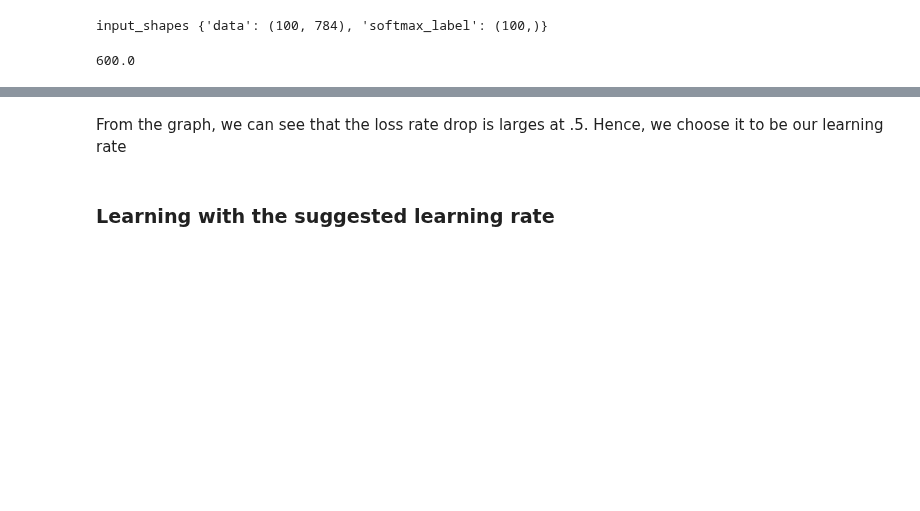
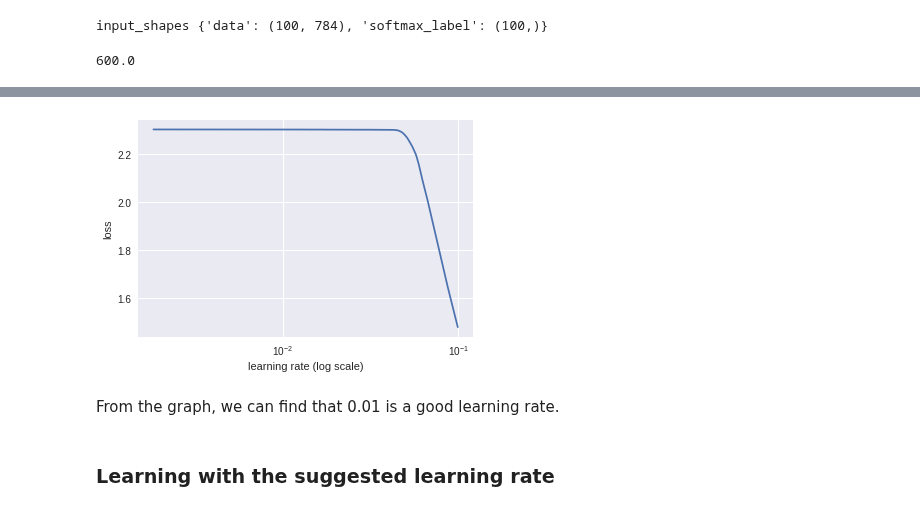
Before and after one commit to MariamQusai/DLToolboxImg, a Jupyter notebook: FindLR.ipynb, the cells around one changed output, grey strips where cells are left out. Cells and saved outputs as stored; diff of their text form; code cells hidden in the pictures; blank space fills up the shorter version.

```diff
--- a/FindLR.ipynb
+++ b/FindLR.ipynb
@@ -270,5 +286,9 @@ plt.plot(sched.lrs, sched.losses)
+# %%
+sched.plot()
+# %% [output]
+[figure, added]
 # %% [markdown]
-From the graph, we can see that the loss rate drop is larges at .5. Hence, we choose it to be our learning rate
+From the graph, we can find that 0.01 is a good learning rate.
 # %% [markdown]
 ### Learning with the suggested learning rate
 # %%
```
Also changed, not shown: parts of 14 cells of this notebook.
